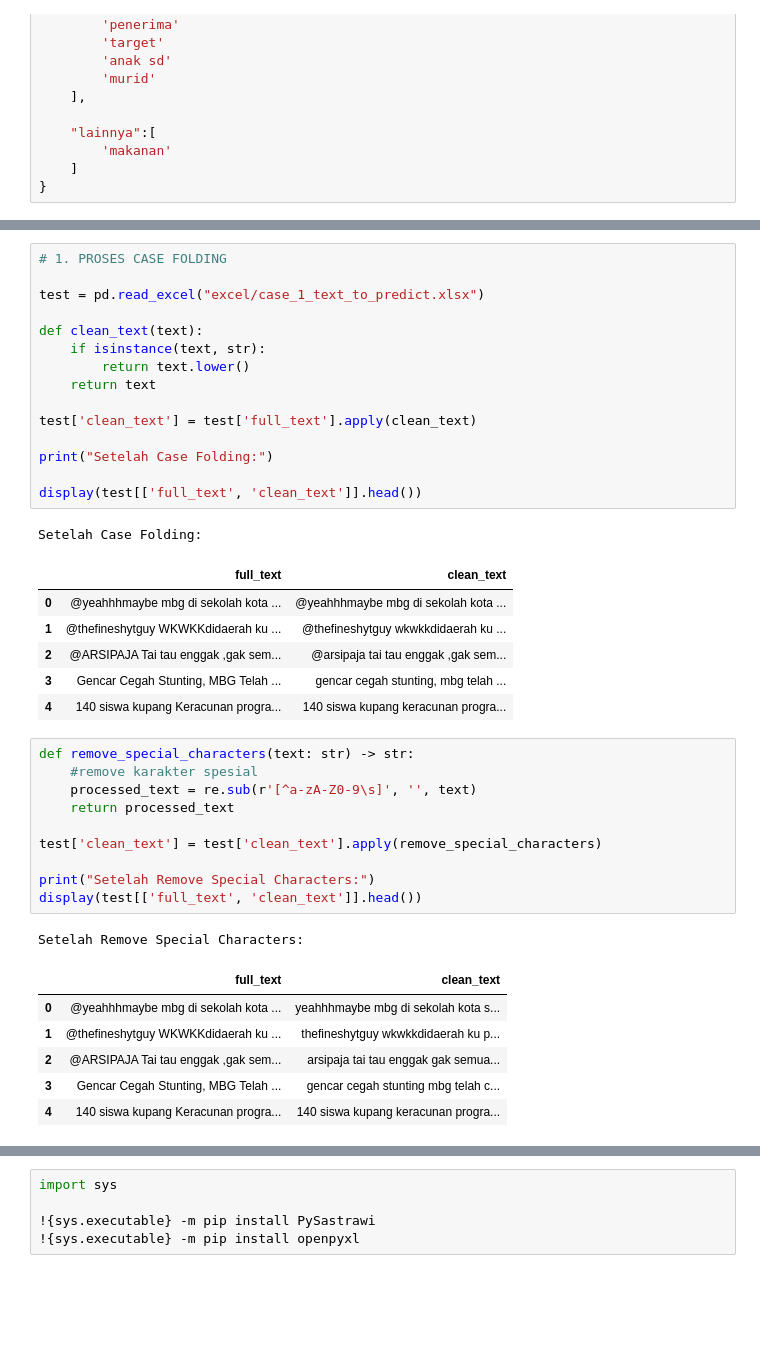
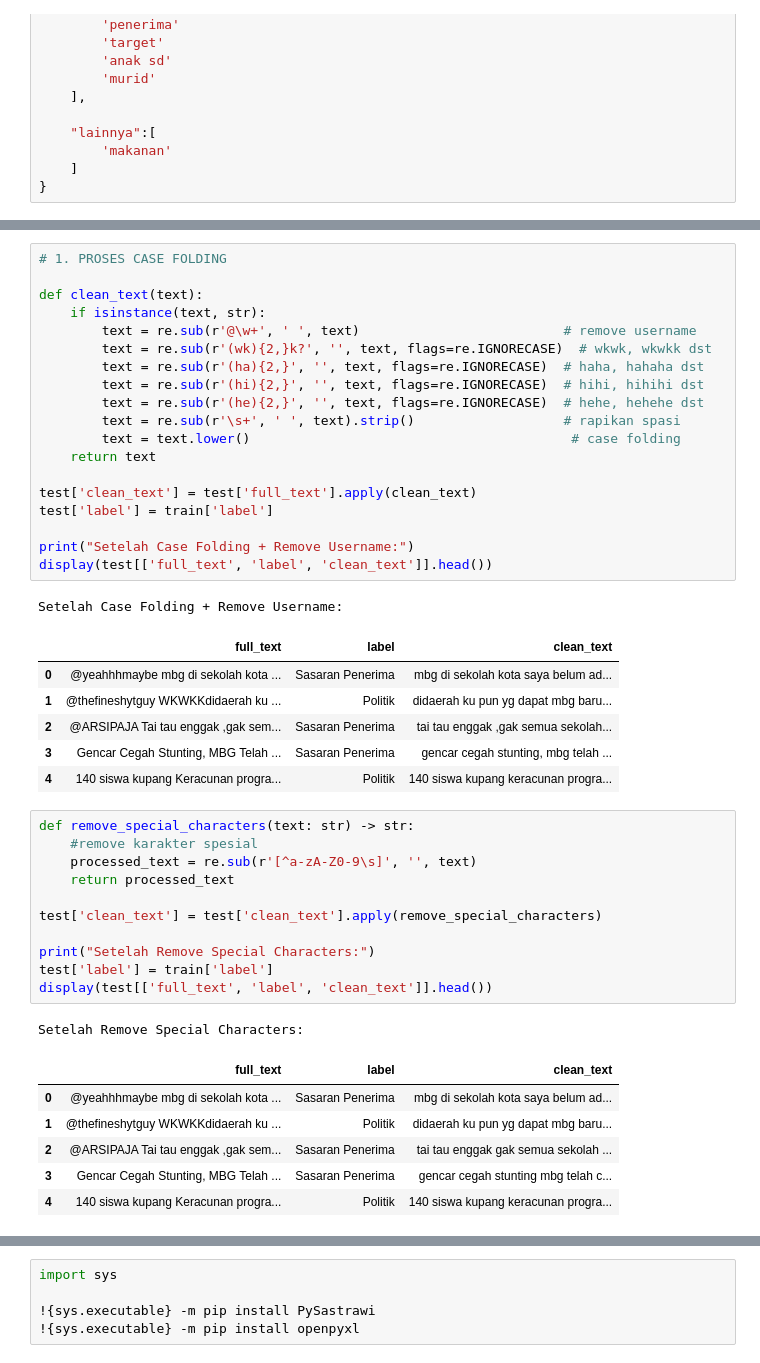
Before and after one commit to Requereves/BDC-2025, a Jupyter notebook: main.ipynb, the cells around one changed output, grey strips where cells are left out. Saved outputs shown, nothing was run; the diff lists cells and outputs as text; blank space fills up the shorter version.

Commit message:
Data clean + processing

```diff
--- a/main.ipynb
+++ b/main.ipynb
@@ -98,26 +117,30 @@ train.head()
 # %%
 # 1. PROSES CASE FOLDING
 
-test = pd.read_excel("excel/case_1_text_to_predict.xlsx")
-
 def clean_text(text):
     if isinstance(text, str):
-        return text.lower()
+        text = re.sub(r'@\w+', ' ', text)                          # remove username
+        text = re.sub(r'(wk){2,}k?', '', text, flags=re.IGNORECASE)  # wkwk, wkwkk dst
+        text = re.sub(r'(ha){2,}', '', text, flags=re.IGNORECASE)  # haha, hahaha dst
+        text = re.sub(r'(hi){2,}', '', text, flags=re.IGNORECASE)  # hihi, hihihi dst
+        text = re.sub(r'(he){2,}', '', text, flags=re.IGNORECASE)  # hehe, hehehe dst
+        text = re.sub(r'\s+', ' ', text).strip()                   # rapikan spasi
+        text = text.lower()                                         # case folding
     return text
 
 test['clean_text'] = test['full_text'].apply(clean_text)
+test['label'] = train['label']
 
-print("Setelah Case Folding:")
-
-display(test[['full_text', 'clean_text']].head())
+print("Setelah Case Folding + Remove Username:")
+display(test[['full_text', 'label', 'clean_text']].head())
 # %% [output]
-Setelah Case Folding:
+Setelah Case Folding + Remove Username:
-|  | full_text | clean_text |
-| 0 | @yeahhhmaybe mbg di sekolah kota ... | @yeahhhmaybe mbg di sekolah kota ... |
-| 1 | @thefineshytguy WKWKKdidaerah ku ... | @thefineshytguy wkwkkdidaerah ku ... |
-| 2 | @ARSIPAJA Tai tau enggak ,gak sem... | @arsipaja tai tau enggak ,gak sem... |
-| 3 | Gencar Cegah Stunting, MBG Telah ... | gencar cegah stunting, mbg telah ... |
-| 4 | 140 siswa kupang Keracunan progra... | 140 siswa kupang keracunan progra... |
+|  | full_text | label | clean_text |
+| 0 | @yeahhhmaybe mbg di sekolah kota ... | Sasaran Penerima | mbg di sekolah kota saya belum ad... |
+| 1 | @thefineshytguy WKWKKdidaerah ku ... | Politik | didaerah ku pun yg dapat mbg baru... |
+| 2 | @ARSIPAJA Tai tau enggak ,gak sem... | Sasaran Penerima | tai tau enggak ,gak semua sekolah... |
+| 3 | Gencar Cegah Stunting, MBG Telah ... | Sasaran Penerima | gencar cegah stunting, mbg telah ... |
+| 4 | 140 siswa kupang Keracunan progra... | Politik | 140 siswa kupang keracunan progra... |
 # %%
 def remove_special_characters(text: str) -> str:
     #remove karakter spesial
@@ -127,15 +150,16 @@ def remove_special_characters(text: str) -> str:
 test['clean_text'] = test['clean_text'].apply(remove_special_characters)
 
 print("Setelah Remove Special Characters:")
-display(test[['full_text', 'clean_text']].head())
+test['label'] = train['label']
+display(test[['full_text', 'label', 'clean_text']].head())
 # %% [output]
 Setelah Remove Special Characters:
-|  | full_text | clean_text |
-| 0 | @yeahhhmaybe mbg di sekolah kota ... | yeahhhmaybe mbg di sekolah kota s... |
-| 1 | @thefineshytguy WKWKKdidaerah ku ... | thefineshytguy wkwkkdidaerah ku p... |
-| 2 | @ARSIPAJA Tai tau enggak ,gak sem... | arsipaja tai tau enggak gak semua... |
-| 3 | Gencar Cegah Stunting, MBG Telah ... | gencar cegah stunting mbg telah c... |
-| 4 | 140 siswa kupang Keracunan progra... | 140 siswa kupang keracunan progra... |
+|  | full_text | label | clean_text |
+| 0 | @yeahhhmaybe mbg di sekolah kota ... | Sasaran Penerima | mbg di sekolah kota saya belum ad... |
+| 1 | @thefineshytguy WKWKKdidaerah ku ... | Politik | didaerah ku pun yg dapat mbg baru... |
+| 2 | @ARSIPAJA Tai tau enggak ,gak sem... | Sasaran Penerima | tai tau enggak gak semua sekolah ... |
+| 3 | Gencar Cegah Stunting, MBG Telah ... | Sasaran Penerima | gencar cegah stunting mbg telah c... |
+| 4 | 140 siswa kupang Keracunan progra... | Politik | 140 siswa kupang keracunan progra... |
 # %%
 def removedigitangka(text: str) -> str:
     # menghilangkan digit angka
```
Also changed, not shown: parts of 10 cells of this notebook, 1 other file.
